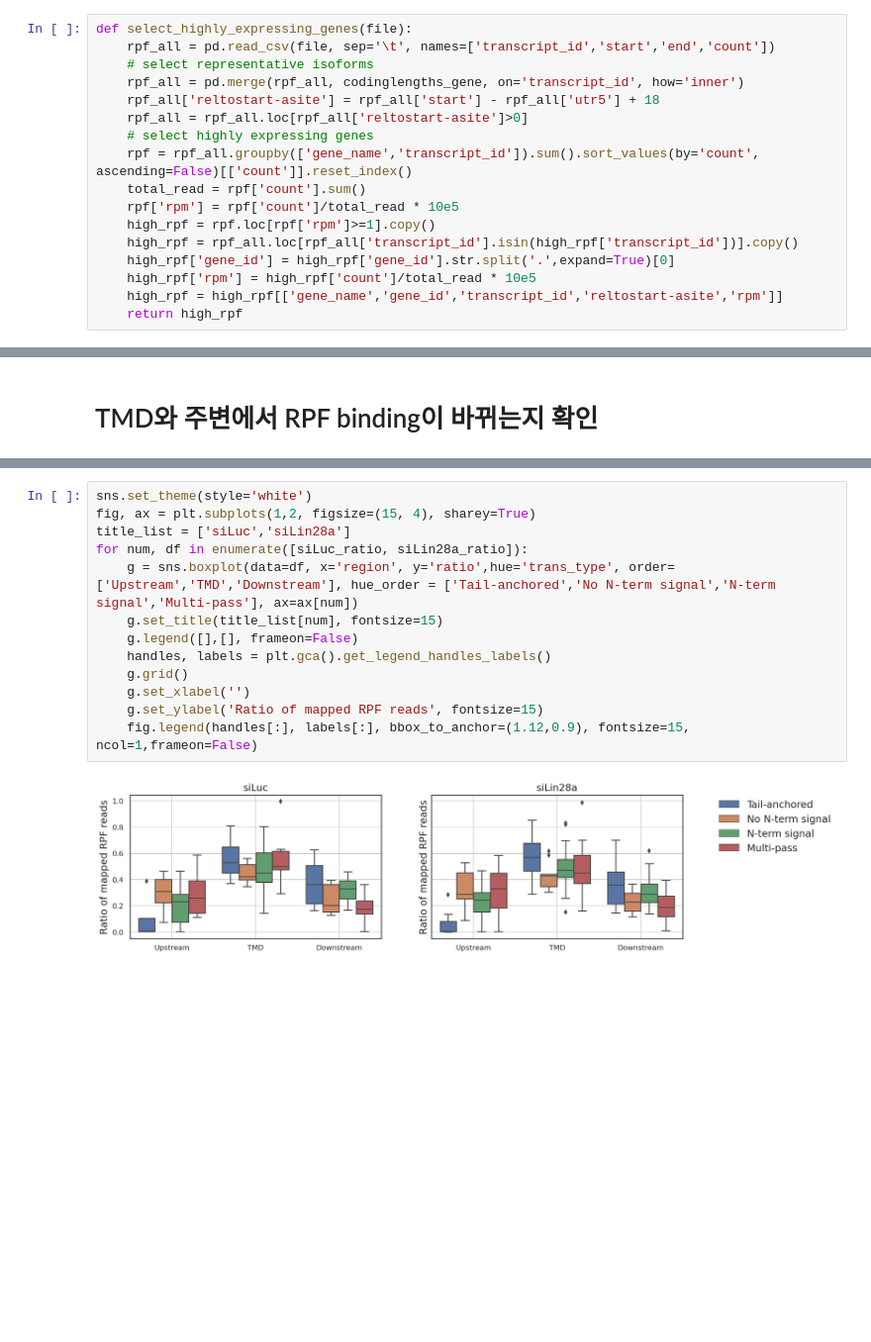
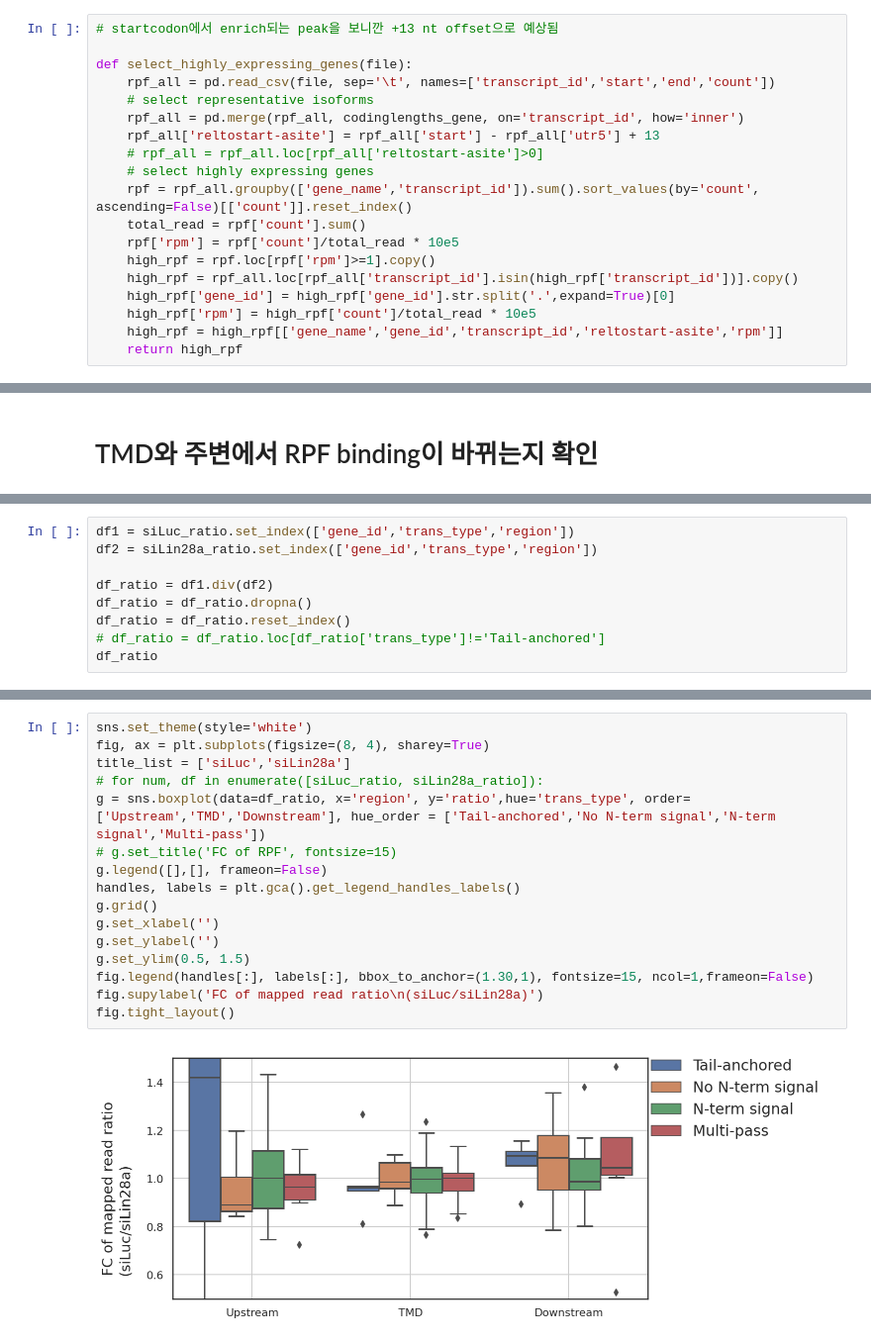
Before and after one commit to junsoopablo/bioinfo2_project, a Jupyter notebook: self_proj/riboseq_depth_change.ipynb, the cells around one changed output, grey strips where cells are left out. Shown at 99% size. Cells and saved outputs as stored; diff of their text form; blank space fills up the shorter version.

```diff
--- a/self_proj/riboseq_depth_change.ipynb
+++ b/self_proj/riboseq_depth_change.ipynb
@@ -281,12 +281,14 @@ peakmid_dic = {k:v for k,v in peakmid_dic.items() if len(v)>0}
 # %% [markdown]
 # Select highly expressing genes
 # %%
+# startcodon에서 enrich되는 peak을 보니깐 +13 nt offset으로 예상됨
+
 def select_highly_expressing_genes(file):
     rpf_all = pd.read_csv(file, sep='\t', names=['transcript_id','start','end','count'])
     # select representative isoforms
     rpf_all = pd.merge(rpf_all, codinglengths_gene, on='transcript_id', how='inner')
-    rpf_all['reltostart-asite'] = rpf_all['start'] - rpf_all['utr5'] + 18
-    rpf_all = rpf_all.loc[rpf_all['reltostart-asite']>0]
+    rpf_all['reltostart-asite'] = rpf_all['start'] - rpf_all['utr5'] + 13
+    # rpf_all = rpf_all.loc[rpf_all['reltostart-asite']>0]
     # select highly expressing genes
     rpf = rpf_all.groupby(['gene_name','transcript_id']).sum().sort_values(by='count', ascending=False)[['count']].reset_index()
     total_read = rpf['count'].sum()
@@ -594,0 +761,9 @@ siLin28a_ratio
+# %%
+df1 = siLuc_ratio.set_index(['gene_id','trans_type','region'])
+df2 = siLin28a_ratio.set_index(['gene_id','trans_type','region'])
+
+df_ratio = df1.div(df2)
+df_ratio = df_ratio.dropna()
+df_ratio = df_ratio.reset_index()
+# df_ratio = df_ratio.loc[df_ratio['trans_type']!='Tail-anchored']
+df_ratio
@@ -595,15 +784,18 @@ siLin28a_ratio
 # %%
 sns.set_theme(style='white')
-fig, ax = plt.subplots(1,2, figsize=(15, 4), sharey=True)
+fig, ax = plt.subplots(figsize=(8, 4), sharey=True)
 title_list = ['siLuc','siLin28a']
-for num, df in enumerate([siLuc_ratio, siLin28a_ratio]):
-    g = sns.boxplot(data=df, x='region', y='ratio',hue='trans_type', order=['Upstream','TMD','Downstream'], hue_order = ['Tail-anchored','No N-term signal','N-term signal','Multi-pass'], ax=ax[num])
-    g.set_title(title_list[num], fontsize=15)
-    g.legend([],[], frameon=False)
-    handles, labels = plt.gca().get_legend_handles_labels()
-    g.grid()
-    g.set_xlabel('')
-    g.set_ylabel('Ratio of mapped RPF reads', fontsize=15)
-    fig.legend(handles[:], labels[:], bbox_to_anchor=(1.12,0.9), fontsize=15, ncol=1,frameon=False)
+# for num, df in enumerate([siLuc_ratio, siLin28a_ratio]):
+g = sns.boxplot(data=df_ratio, x='region', y='ratio',hue='trans_type', order=['Upstream','TMD','Downstream'], hue_order = ['Tail-anchored','No N-term signal','N-term signal','Multi-pass'])
+# g.set_title('FC of RPF', fontsize=15)
+g.legend([],[], frameon=False)
+handles, labels = plt.gca().get_legend_handles_labels()
+g.grid()
+g.set_xlabel('')
+g.set_ylabel('')
+g.set_ylim(0.5, 1.5)
+fig.legend(handles[:], labels[:], bbox_to_anchor=(1.30,1), fontsize=15, ncol=1,frameon=False)
+fig.supylabel('FC of mapped read ratio\n(siLuc/siLin28a)')
+fig.tight_layout()
 # %% [output]
-[figure, old version]
+[figure, new version]
```
Also changed, not shown: parts of 39 cells of this notebook, 1 other file.
